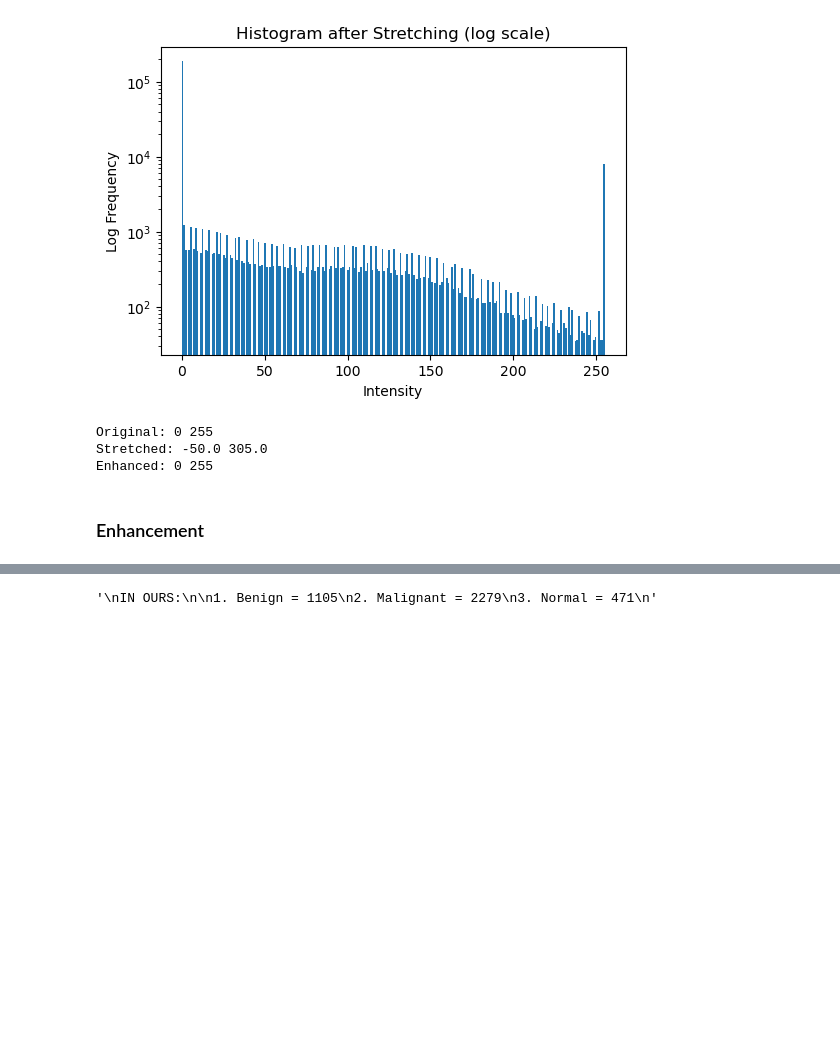
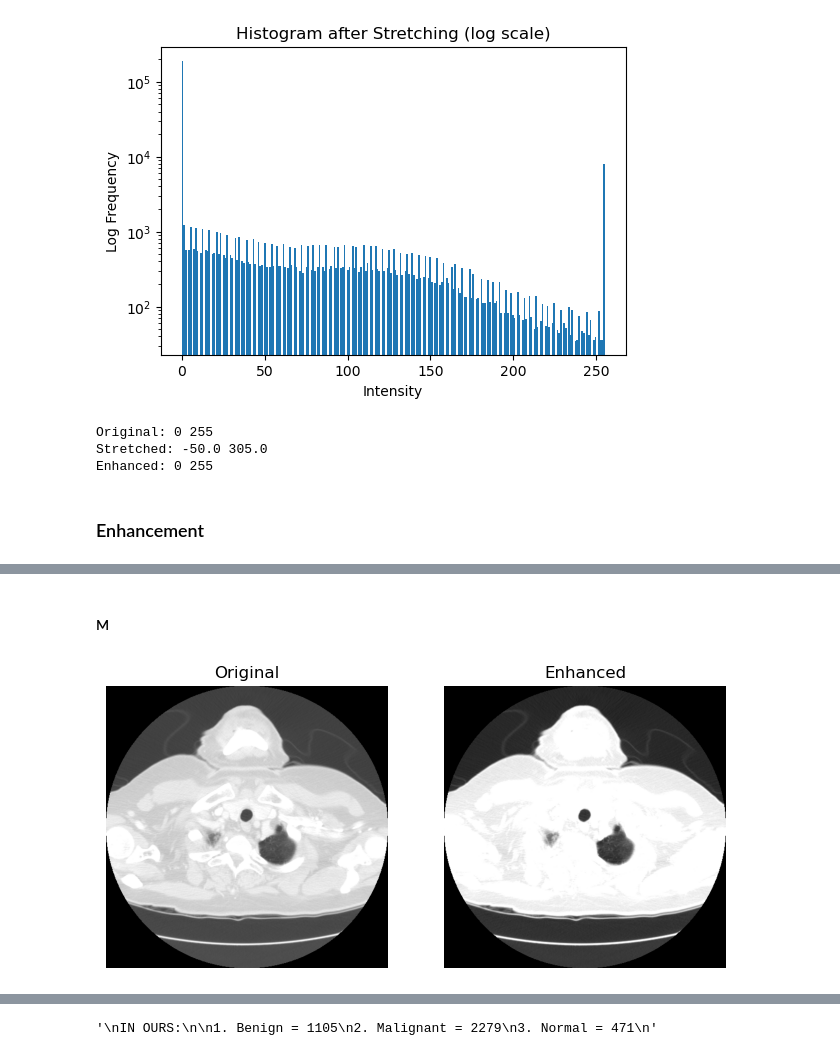
Before and after one commit to R-Mahin/Multi-Class-Lung-Cancer---2D, a Jupyter notebook: src/model.ipynb, the cells around one changed output, grey strips where cells are left out. Saved outputs shown, nothing was run; the diff lists cells and outputs as text; code cells hidden in the pictures; blank space fills up the shorter version.

Commit message:
visualization

```diff
--- a/src/model.ipynb
+++ b/src/model.ipynb
@@ -214,0 +238,21 @@ if run_this_cell:
+# %% [markdown]
+#### M
+# %%
+before = cv2.imread(r"D:\lung c. thesis 2d\data\merged_data\M\D - 1_204.png",cv2.IMREAD_GRAYSCALE)
+after = cv2.imread(r"D:\lung c. thesis 2d\data\Enhanced Dataset\M\D - 1_204.png",cv2.IMREAD_GRAYSCALE)
+
+plt.figure(figsize=(8,4))
+
+plt.subplot(1,2,1)
+plt.imshow(before, cmap='gray')
+plt.title("Original")
+plt.axis('off')
+
+plt.subplot(1,2,2)
+plt.imshow(after, cmap='gray')
+plt.title("Enhanced")
+plt.axis('off')
+
+plt.show()
+# %% [output]
+[figure, added]
```
Also changed, not shown: parts of 5 cells of this notebook.
